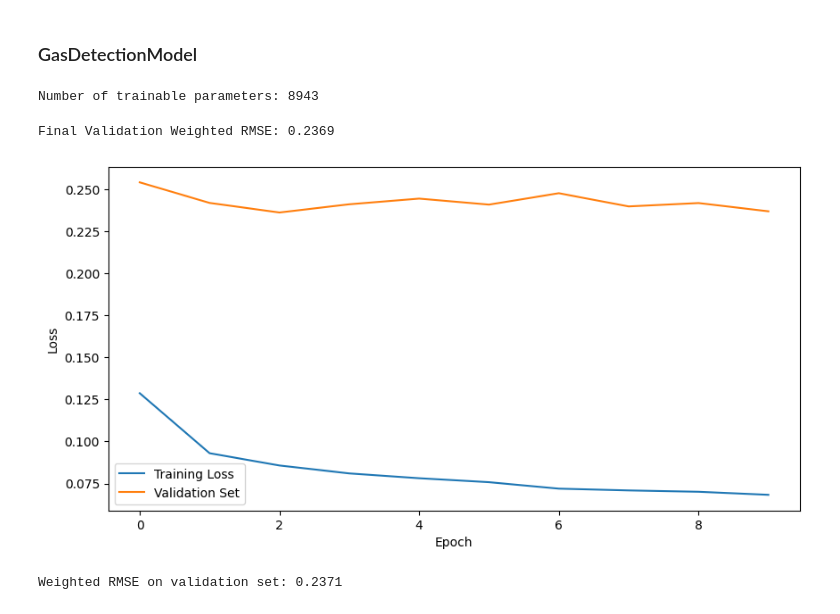
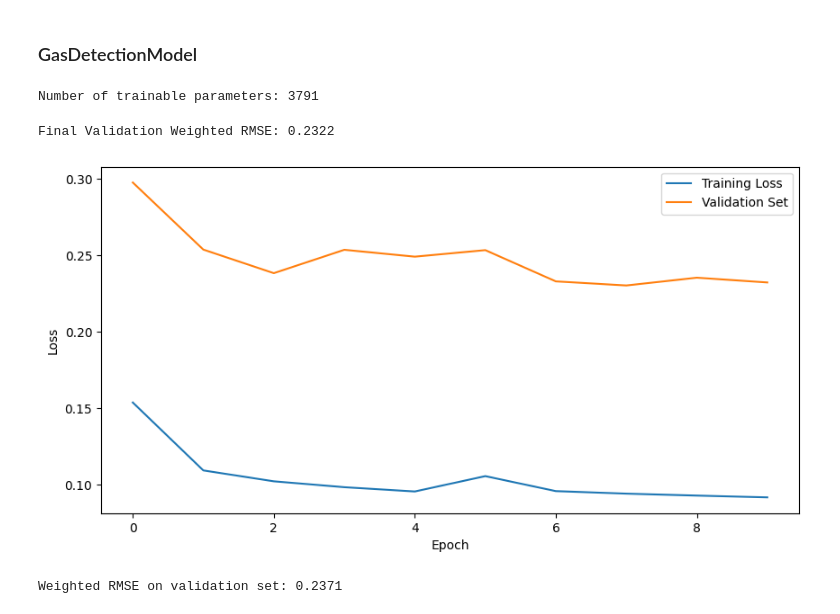
Before and after one commit to killian31/IdGas, a Jupyter notebook: train.ipynb, the cells around one changed output. Cells and saved outputs as stored; diff of their text form; code cells hidden in the pictures.

```diff
--- a/train.ipynb
+++ b/train.ipynb
@@ -262,11 +299,11 @@ Using 181 features
 ### Rescale data
 # %%
 params_pipeline_dl = {
-    "split_humidity": True,
+    "split_humidity": False,
     "h_threshold": 0.211,
-    "split": False,
-    "val_proportion": 0.5,
-    "rescale": True,
+    "split": True,
+    "val_proportion": 0.20,
+    "rescale": False,
     "reduce_features": False,
     "augment": False,
     "apply_feat_eng": False,
@@ -286,3 +323,5 @@ x_train, y_train, x_val, y_val = full_pipeline(
     train_x_path, train_y_path, **params_pipeline_dl
 )
 x_test = full_pipeline(test_x_path, None, **params_pipeline_dl)
+print("Train shape:", x_train.shape)
+print("Val shape:", x_val.shape)
@@ -443,42 +488,42 @@ torch.save(nnreg.state_dict(), "checkpoints/nnreg_base.pth")
 params_gasdet = {
     "model_class": "GasDetectionModel",
     "model_params": {
-        "hidden_dim": 64,
+        "hidden_dim": 32,
         "num_output": 23,
         "dropout_rate": 0.1,
     },
     "training_params": {
         "n_epochs": 10,
         "lr": 5e-3,
         "weight_decay": 1e-5,
         "batch_size": 256,
         "patience": 2,
         "factor": 0.5,
         "min_lr": 1e-6,
         "loss": "WeightedRMSELoss",
     },
 }
 
 try:
     gasdet = run_nn_experiment(
         x_train,
         y_train,
         x_test,
         [(x_val, y_val)],
         uda=False,
         params=params_gasdet,
         lambda_domain=0.25,
         verbose=True,
         plot_losses=True,
         labels=None,
         zero_weight=1.0,
     )
 except KeyboardInterrupt:
     print("KeyboardInterrupt: Stopping training early.")
 # %% [output]
-Number of trainable parameters: 8943
+Number of trainable parameters: 3791
-Final Validation Weighted RMSE: 0.2369
+Final Validation Weighted RMSE: 0.2322
-[figure, old version]
+[figure, new version]
 # %%
 print(f"Weighted RMSE on validation set: {evaluate_model(gasdet, x_val, y_val):.4f}")
 # %% [output]
```
Also changed, not shown: parts of 25 cells of this notebook, 5 other files.
